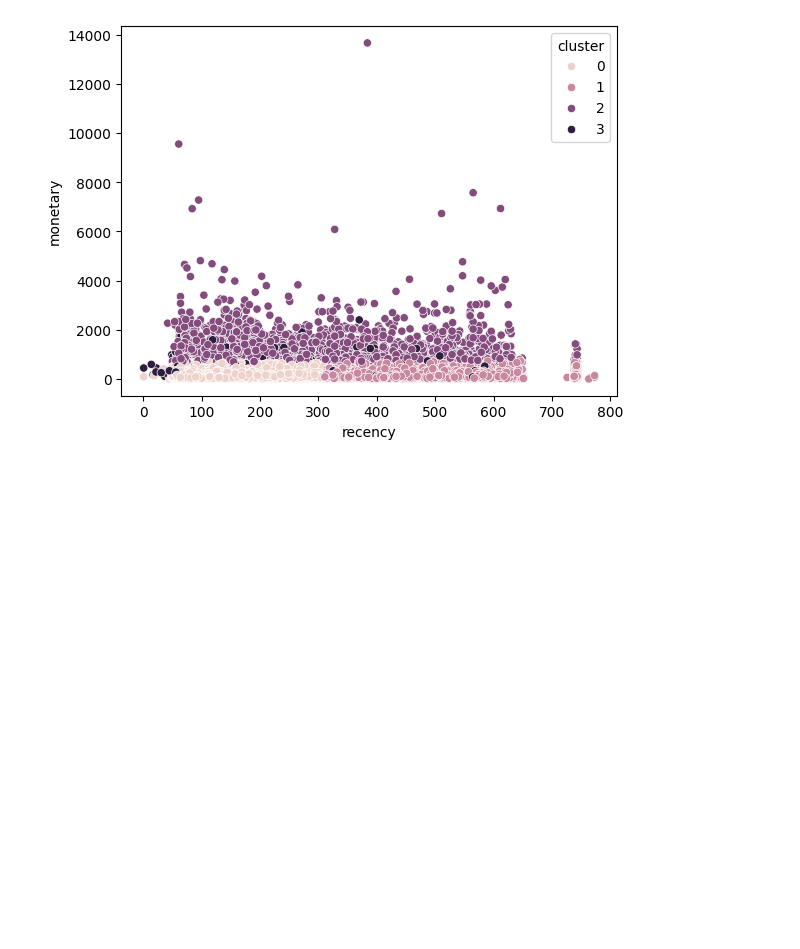
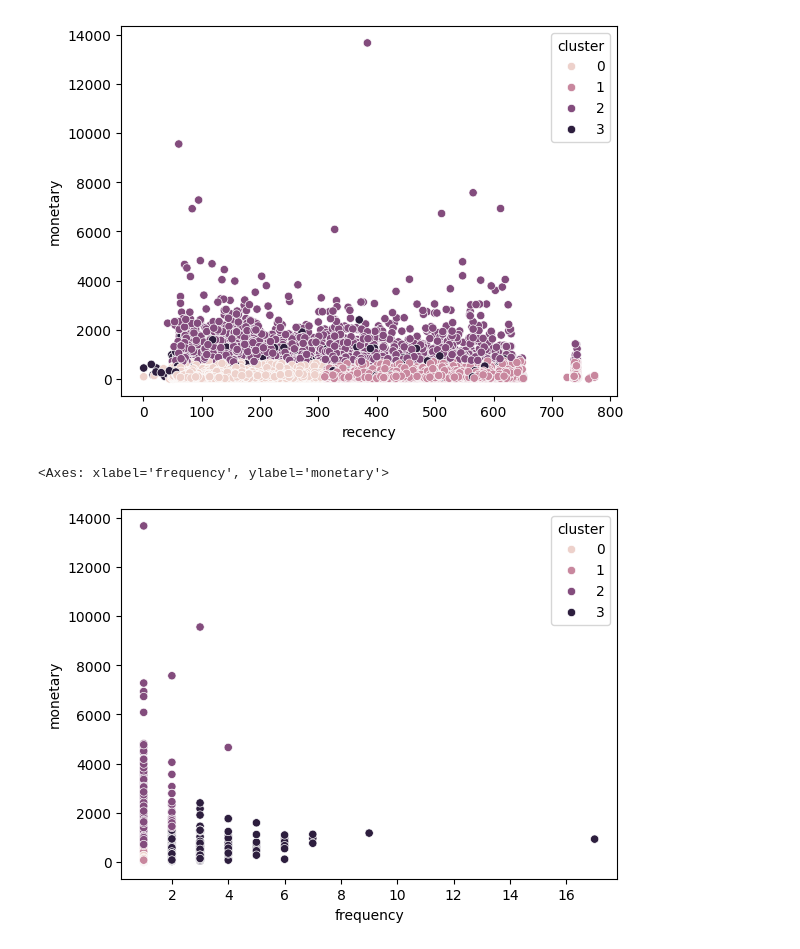
Before and after one commit to NoOne1007/ecommerce-customer-segmentation, a Jupyter notebook: notebooks/03_clustering.ipynb, the cells around one changed output. Saved outputs shown, nothing was run; the diff lists cells and outputs as text; code cells hidden in the pictures; blank space fills up the shorter version.

```diff
--- a/notebooks/03_clustering.ipynb
+++ b/notebooks/03_clustering.ipynb
@@ -70,3 +87,15 @@ sns.scatterplot(
 # %% [output]
 <Axes: xlabel='recency', ylabel='monetary'>
 [figure]
+# %%
+import seaborn as sns
+
+sns.scatterplot(
+    data=rfm,
+    x="frequency",
+    y="monetary",
+    hue="cluster"
+)
+# %% [output]
+<Axes: xlabel='frequency', ylabel='monetary'>
+[figure, added]
```
Also changed, not shown: parts of 20 cells of this notebook.
